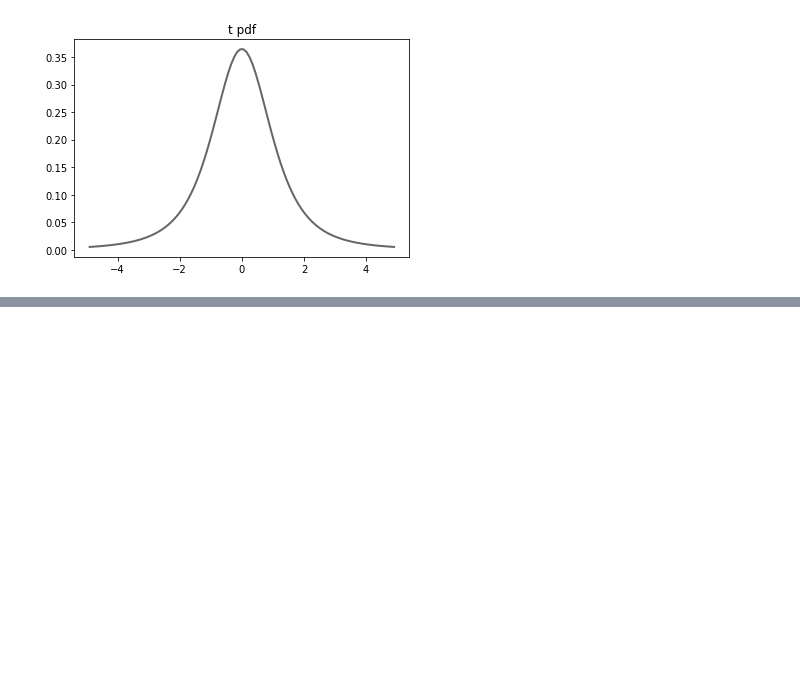
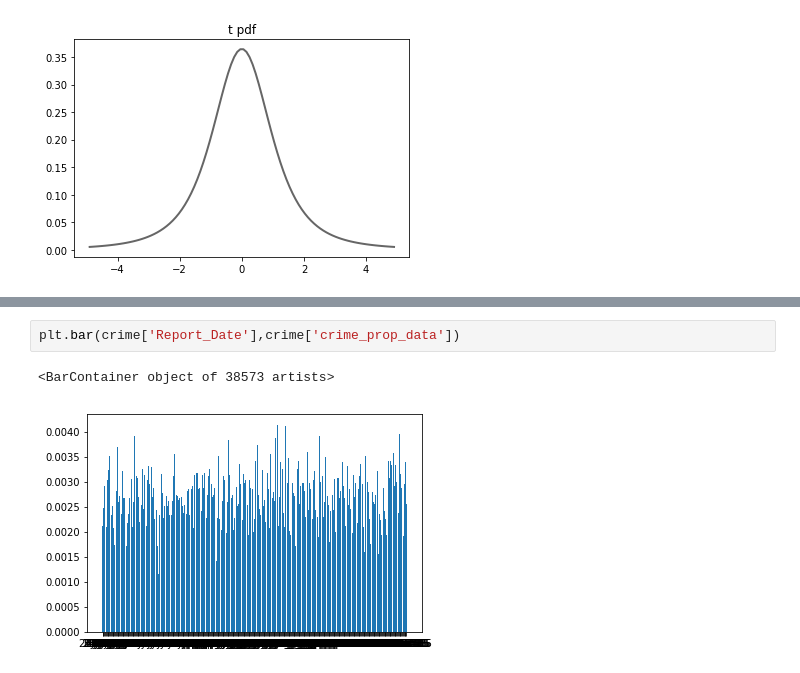
Before and after one commit to qiuxiao-chen/project-2, a Jupyter notebook: project2_anny.ipynb, the cells around one changed output, grey strips where cells are left out. Saved outputs shown, nothing was run; the diff lists cells and outputs as text; blank space fills up the shorter version.

```diff
--- a/project2_anny.ipynb
+++ b/project2_anny.ipynb
@@ -104,0 +131,5 @@ Text(0.5, 1.0, 't pdf')
+# %%
+plt.bar(crime['Report_Date'],crime['crime_prop_data'])
+# %% [output]
+<BarContainer object of 38573 artists>
+[figure, added]
```
Also changed, not shown: parts of 2 cells of this notebook.
